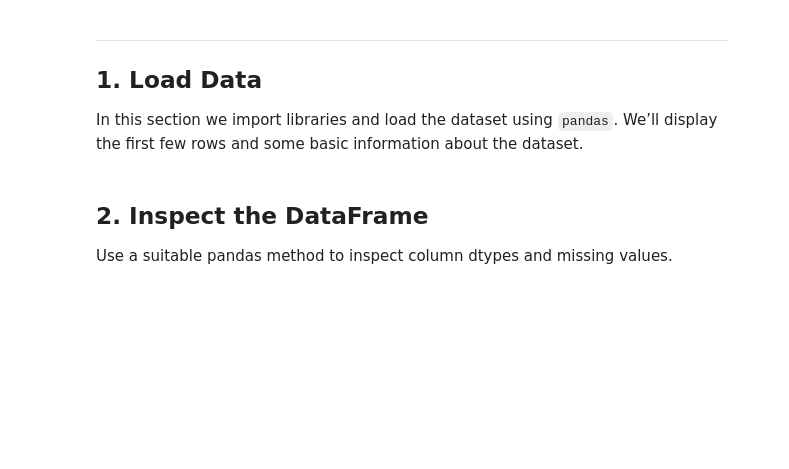
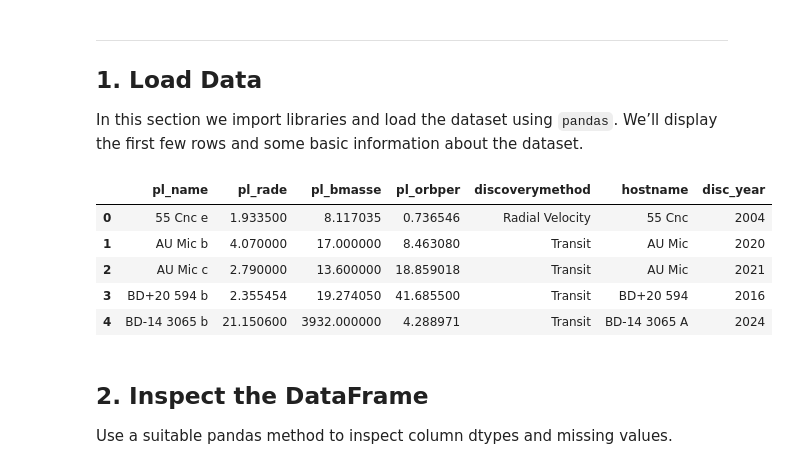
Before and after one commit to udacity/cd0024-project-starter, a Jupyter notebook: starter/Project.ipynb, the cells around one changed output. Saved outputs shown, nothing was run; the diff lists cells and outputs as text; code cells hidden in the pictures; blank space fills up the shorter version.

```diff
--- a/starter/Project.ipynb
+++ b/starter/Project.ipynb
@@ -54,17 +54,26 @@ In this section we import libraries and load the dataset using `pandas`. We’ll
 # %%
 # ============================================================
 # Import libraries and load the dataset
 #
 # ============================================================
 from pathlib import Path
 
 # Import that pandas library as pd
+import pandas as pd
 
 
 # Run this line to load in the data
 df = pd.read_csv(Path(r'udacity_exoplanet.csv'))
 
 # Print out the first 5 rows to verify it was loaded correctly
+df.head()
+# %% [output]
+|  | pl_name | pl_rade | pl_bmasse | pl_orbper | discoverymethod | hostname | disc_year |
+| 0 | 55 Cnc e | 1.933500 | 8.117035 | 0.736546 | Radial Velocity | 55 Cnc | 2004 |
+| 1 | AU Mic b | 4.070000 | 17.000000 | 8.463080 | Transit | AU Mic | 2020 |
+| 2 | AU Mic c | 2.790000 | 13.600000 | 18.859018 | Transit | AU Mic | 2021 |
+| 3 | BD+20 594 b | 2.355454 | 19.274050 | 41.685500 | Transit | BD+20 594 | 2016 |
+| 4 | BD-14 3065 b | 21.150600 | 3932.000000 | 4.288971 | Transit | BD-14 3065 A | 2024 |
 # %% [markdown]
 ## 2. Inspect the DataFrame
 Use a suitable pandas method to inspect column dtypes and missing values.
```
Also changed, not shown: parts of 18 cells of this notebook, 6 other files.
